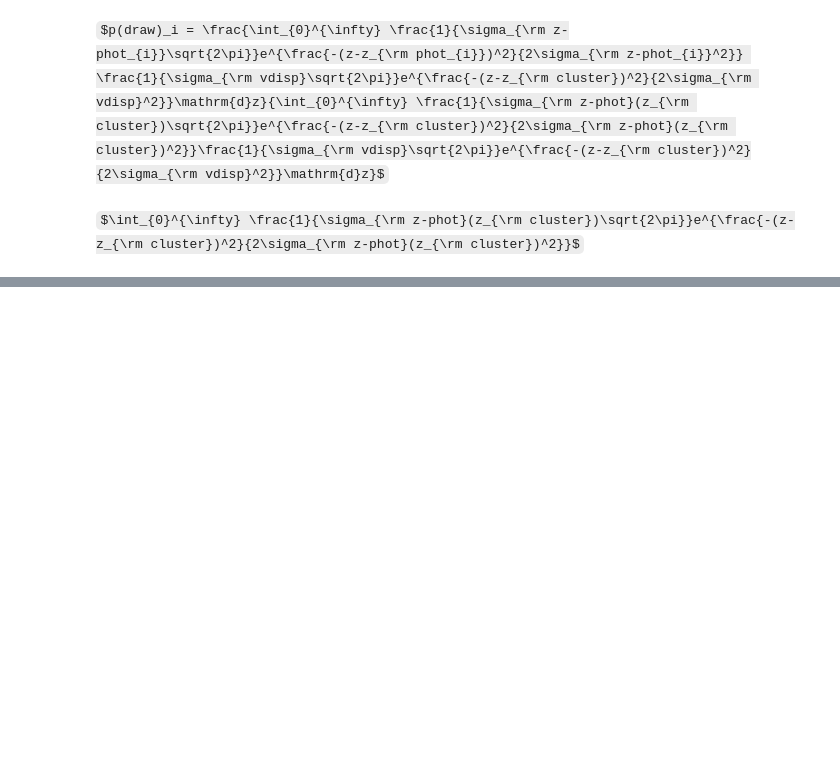
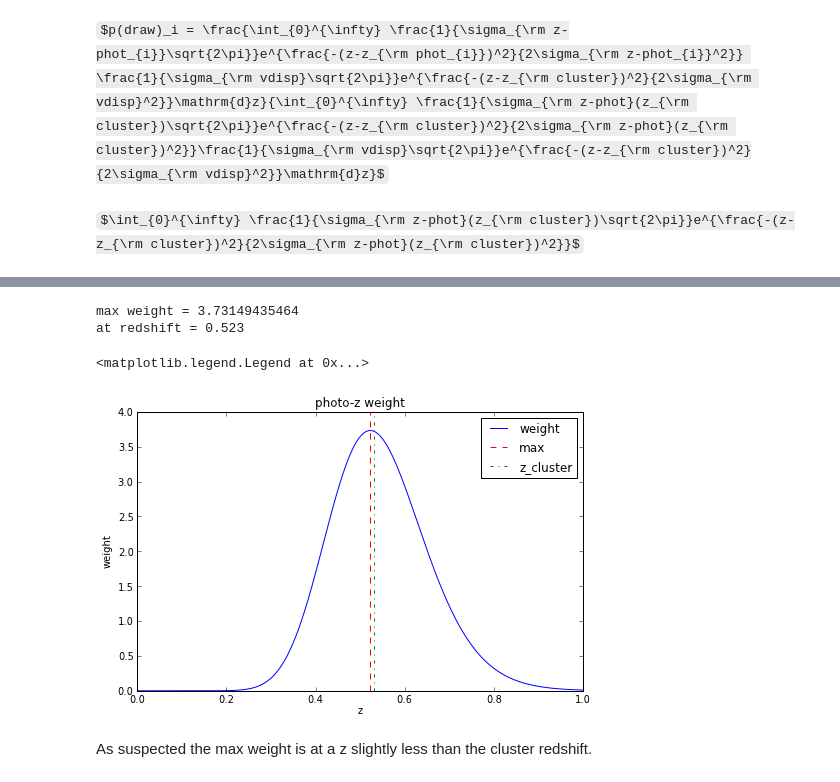
Before and after one commit to wadawson/dissertation, a Jupyter notebook: Chapter4/GalaxyCentroidUncertainty.ipynb, the cells around one changed output, grey strips where cells are left out. Cells and saved outputs as stored; diff of their text form; code cells hidden in the pictures; some formulas as TeX source; blank space fills up the shorter version.

```diff
--- a/Chapter4/GalaxyCentroidUncertainty.ipynb
+++ b/Chapter4/GalaxyCentroidUncertainty.ipynb
@@ -525,0 +578,31 @@ $\int_{0}^{\infty} \frac{1}{\sigma_{\rm z-phot}(z_{\rm cluster})\sqrt{2\pi}}e^{\
+# %%
+# plot the photo-z weight as a function of redshift
+z_test = numpy.arange(0,1,0.001)
+sigma_z_phot_test = s*(1+z_test)
+N_test = numpy.size(z_test)
+weight_test = numpy.zeros(N_test)
+for i in numpy.arange(N_test):
+    weight_test[i] = weight_z_phot(z_test[i],sigma_z_phot_test[i],z_cluster,sigma_z_cluster)
+# %%
+weight_test_max = max(weight_test)
+weight_test_max_arg = argmax(weight_test)
+z_max = z_test[weight_test_max_arg]
+print 'max weight = {0}'.format(weight_test_max)
+print 'at redshift = {0}'.format(z_max)
+# %% [output]
+max weight = 3.73149435464
+at redshift = 0.523
+# %%
+fig = figure()
+plot(z_test,weight_test,label='weight')
+plot((z_max,z_max),ylim(),'--r',label='max')
+plot((z_cluster,z_cluster),ylim(),'-.g',label='z_cluster')
+xlabel('z')
+ylabel('weight')
+title('photo-z weight')
+legend(loc=0)
+# %% [output]
+<matplotlib.legend.Legend at 0x...>
+[figure, added]
+# %% [markdown]
+As suspected the max weight is at a z slightly less than the cluster redshift.
```
Also changed, not shown: parts of 19 cells of this notebook, 2 other files.
